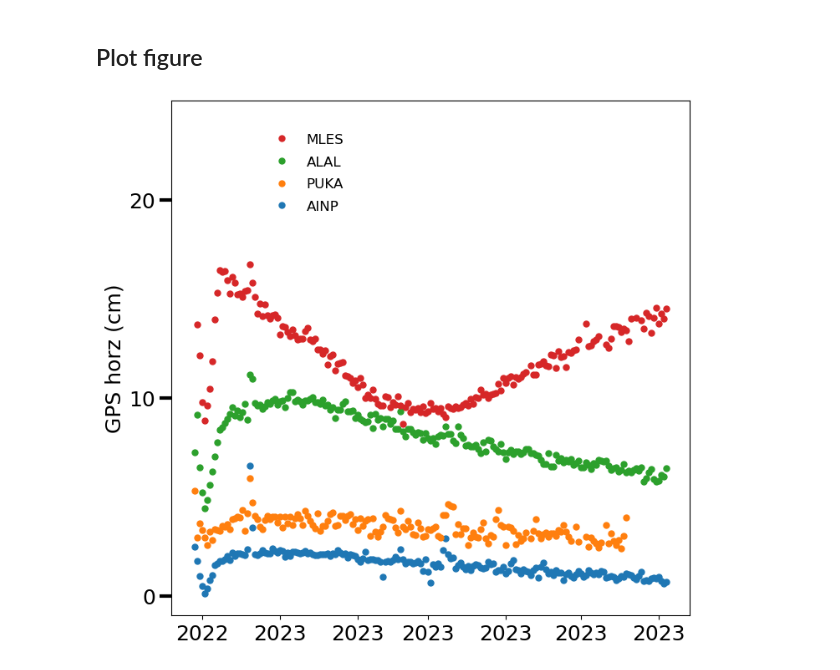
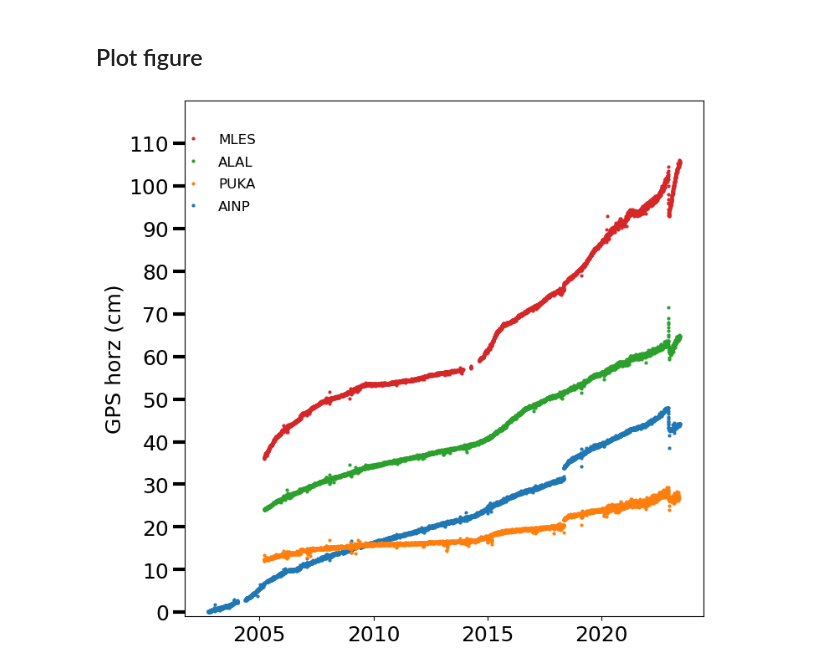
Before and after one commit to falkamelung/MLtry, a Jupyter notebook: IUGG_GPS_timeseries.ipynb, the cells around one changed output. Drawn from its saved outputs; the diff is of its cells as text; code cells hidden in the pictures.

```diff
--- a/IUGG_GPS_timeseries.ipynb
+++ b/IUGG_GPS_timeseries.ipynb
@@ -72,18 +72,21 @@ ff=18;ffti=18;
 axes.tick_params(labelsize=ff);
 axes.tick_params(axis='y',length=10, width=3);
 axes.tick_params(which='minor',length=0, width=0);
-axes.set_yticks([0,10,20]);axes.set_yticks([0,10,20,30,40]);
+axes.set_yticks([0,10,20]);axes.set_yticks([0,10,20,30,40,50,60,70,80,90,100,110]);
 
 #############################################################
 #############################################################
 #############################################################
-x=[datetime.date(2001, 1, 21), datetime.date(2023, 6, 30)];  horz_max=100; up_max=31
-#x=[datetime.date(2022, 12, 6), datetime.date(2023, 6, 30)]; horz_max=25; up_max=31
-x=[datetime.date(2022, 11, 27), datetime.date(2023, 6, 30)]; horz_max=25; up_max=31
-#x=[datetime.date(2018, 9, 1), datetime.date(2022, 11, 26)]; horz_max=31; up_max=31
+x=[datetime.date(2002, 1, 21), datetime.date(2023, 6, 30)];  horz_max=120; up_max=31; h_step=12
+# x=[datetime.date(2022, 12, 6), datetime.date(2023, 6, 30)]; horz_max=25; up_max=31; h_step = 3
+# x=[datetime.date(2022, 11, 27), datetime.date(2023, 6, 30)]; horz_max=25; up_max=31; h_step = 3
+# #x=[datetime.date(2018, 9, 1), datetime.date(2022, 11, 26)]; horz_max=31; up_max=31; h_step = 3
+# #x=[datetime.date(2022, 11, 25), datetime.date(2022, 12, 10)]; horz_max=200; up_max=31; h_step = 20
+
 
 # Stations with missing 2023 data: MLSP, PAT3 in east, STEP, MOKP in west
 site_list=['AINP','PUKA','ALAL','MLES']; # Eastern Flank
+# site_list=['YEEP','BLBP','STEP','SLPC','TOUO','ALEP','PHAN','MOKP']; # Western Flank
 # site_list=['SLPC','TOUO','ALEP','PHAN','MOKP']; # Western Flank
 
 what_to_plot = 'up'
@@ -99,38 +102,39 @@ if what_to_plot is 'horz':
 
 duration = relativedelta(x[1], x[0])
 duration_years = duration.years + duration.months / 12 + duration.days / 365
+
+marker_size= 2.0
 if duration_years > 2:
-    marker_size= 2.0
-    # fmt_years = mdates.DateFormatter('%Y')
-    # xlim = [ datetime.date(x[0].year + 1, 1, 1) , datetime.date(x[1].year , 1, 1) ]
     axes.xaxis.set_major_locator(mdates.YearLocator(base=1))
+    if duration_years > 5:
+        axes.xaxis.set_major_locator(mdates.YearLocator(base=5))
 else:
     marker_size= 5.0
     loc_years = mdates.YearLocator(1)   # every year
     loc_month = mdates.MonthLocator(interval=1)  # every second month
     fmt_years = mdates.DateFormatter('%b-%y')
-    axes.xaxis.set_major_locator(loc_month)
-
-# axes.xaxis.set_major_formatter(fmt_years)
+    # axes.xaxis.set_major_locator(loc_month)
+    axes.xaxis.set_major_locator(mdates.MonthLocator(interval=3))
+    axes.xaxis.set_major_formatter(fmt_years)
 
 
     #plot GPS timeseries
 #############################################################
 #############################################################
 time1=x[0];time2=x[1];h=0; u=0
 for site in site_list:
     gps_data=read_data(site,time1,time2);
     gps_data['up']=(gps_data['up']-gps_data['up'].iloc[0:10].mean())*100+u; u=u+4;
     gps_data['north']=(gps_data['north']-gps_data['north'].iloc[0:10].mean())*100 #+t;t=t+15;
     gps_data['east']=(gps_data['east']-gps_data['east'].iloc[0:10].mean())*100 #+t; #t=t+15;
-    gps_data['horz']=(gps_data['east']*gps_data['east']+gps_data['north']*gps_data['north'])**(0.5)+h; h=h+2;
+    gps_data['horz']=(gps_data['east']*gps_data['east']+gps_data['north']*gps_data['north'])**(0.5)+h; h=h+h_step;
     axes.plot_date(gps_data['date'],gps_data[what_to_plot],marker='o',markersize=marker_size,label=site);
 axes.set_ylabel('GPS ' + what_to_plot + ' (cm)',fontsize=ffti);
 
 plt.ylim(ylim)
 # plt.xlim(xlim)
 lgnd=axes.legend(labelspacing=-2.5,fontsize=12,bbox_to_anchor=(0.25, 0.75), bbox_transform=plt.gcf().transFigure,frameon=False)
 #save plot
 #plt.savefig('Fig.1c-f_displacement_over_SeismicityRates.pdf',dpi=300,bbox_inches='tight',transparent=True)
 # %% [output]
-[figure, old version]
+[figure, new version]
```
Also changed, not shown: parts of 2 cells of this notebook, 33 other files.
